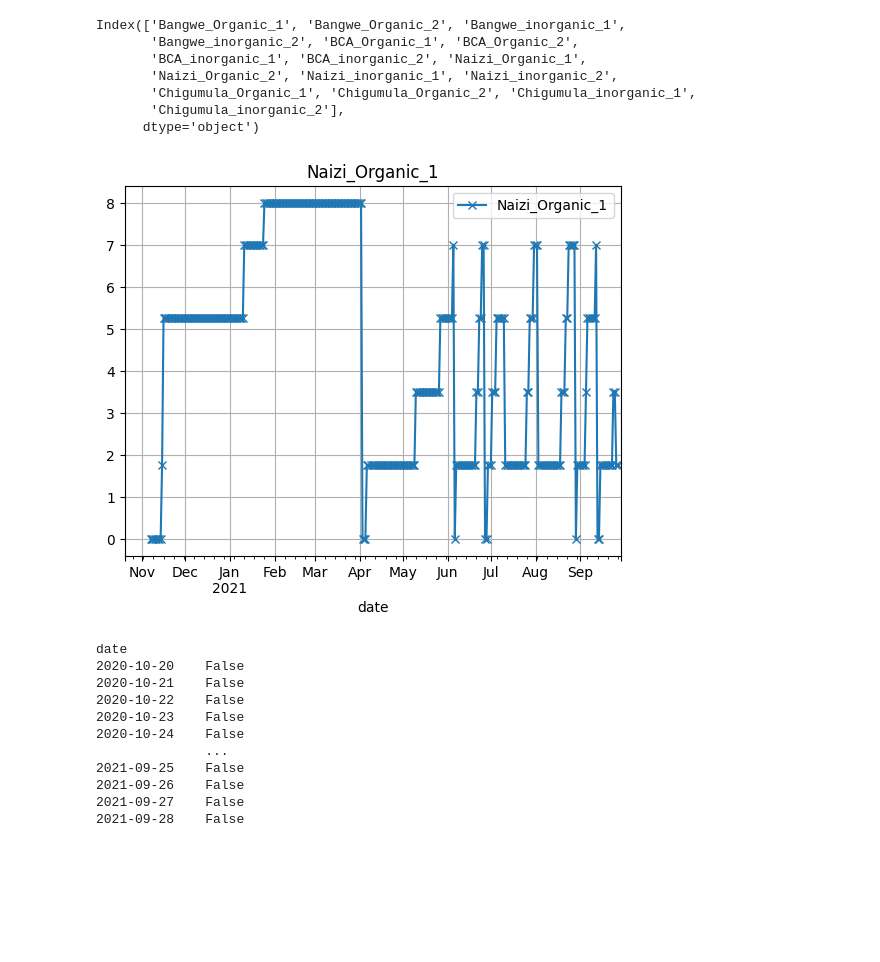
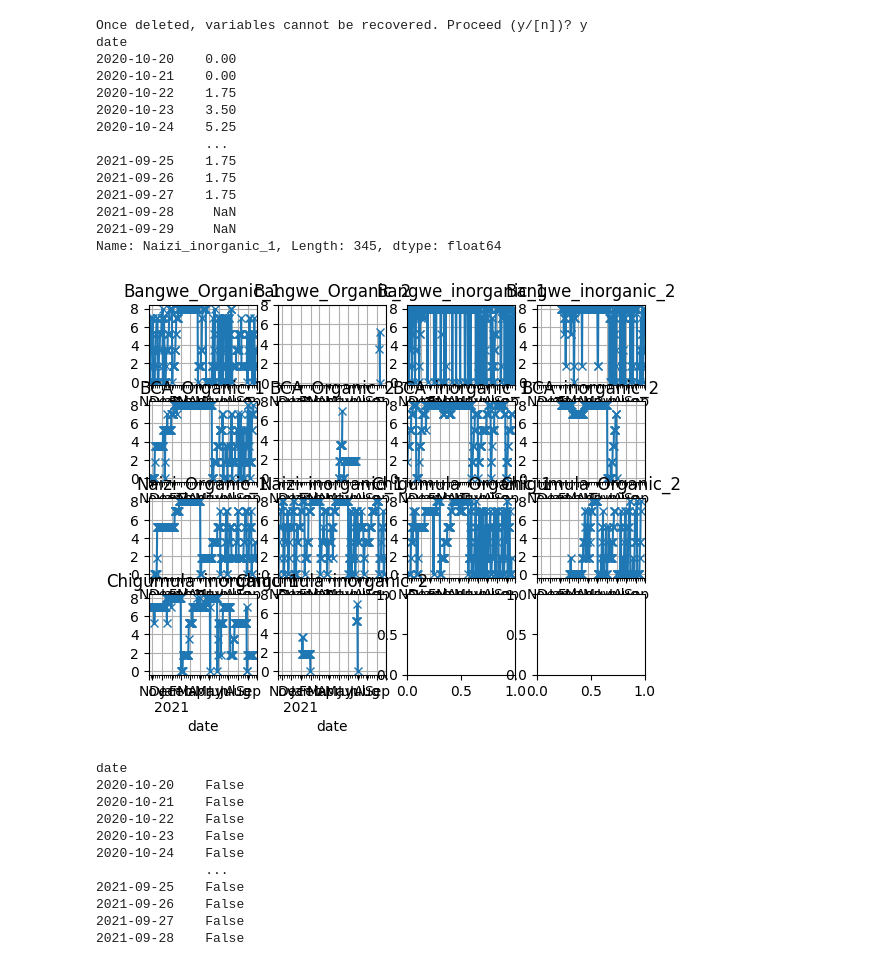
Before and after one commit to Global-Health-Engineering/2022-msc-sem-proj-nseemann, a Jupyter notebook: src/Analysis_jupyter/ramp_rates.ipynb, the cells around one changed output. Drawn from its saved outputs; the diff is of its cells as text; code cells hidden in the pictures; blank space fills up the shorter version.

```diff
--- a/src/Analysis_jupyter/ramp_rates.ipynb
+++ b/src/Analysis_jupyter/ramp_rates.ipynb
@@ -1,4 +1,5 @@
 # %%
+%reset
 import numpy as np
 import pandas as pd
 import matplotlib.pyplot as plt
@@ -6,59 +7,67 @@ import matplotlib.pyplot as plt
 #plt.rcParams["figure.figsize"] = [7.50, 3.50]
 #plt.rcParams["figure.autolayout"] = True
 
-#Extract CSV filling data
+#Extract CSV filling data. Each column is a different skip
 skip_filling_df = pd.read_csv('../../data/raw_data/Skip-fullness-blantyre-raw.csv')
 
 #Setting the index of the dataframe to the date and convert to datetime
 skip_filling_df.set_index('date', inplace=True)
 skip_filling_df.index = pd.to_datetime(skip_filling_df.index)
 
+
+#Remove '.' and NaN values, convert all to float
+skip_filling_df = skip_filling_df.replace('.', np.nan)
+skip_filling_df = skip_filling_df.astype(float)
+skip_filling_df.dropna(axis=1, how='all', inplace=True)
+
+
 #List of the skips
 skip_dfCol = skip_filling_df.columns
+#Number of columns, or skips
+numSkips = len(skip_dfCol)
 
-#Remove '.' and NaN values and convert to float
-skip_filling_df = skip_filling_df.replace('.', np.nan)
-skip_filling_df.dropna(axis=1, how='all', inplace=True)
-skip_filling_df = skip_filling_df.astype(float)
-
-numCol = len(skip_dfCol)
-
-print(skip_dfCol)
-
-type = 2
-binNum = 8
+type = 1
+binNum = 9
 
 totY = 4
 totX = 4
 if type == 1:
+    print(skip_filling_df[skip_dfCol[9]])
     #print(skip_filling_df.columns)
     figure, axis = plt.subplots(totX, totY)
     for i in range(totX):
         for j in range(totY):
-            if j+4*i >= numCol:
+            if j+4*i >= numSkips:
                 break
             skip_filling_df.plot(ax=axis[i, j], use_index=True, y=skip_dfCol[j + 4 * i], grid=True, marker='x')
             # doesn't show missing data i.e. long straight values are as such in raw data
             axis[i, j].set_title(skip_filling_df.columns[j + 4 * i])
             axis[i, j].set_yticks([0,2,4,6,8])
             axis[i, j].get_legend().remove()
     plt.show()
 elif type == 2:
     skip_filling_df.plot(use_index=True, y=skip_dfCol[binNum], grid=True, marker='x')
     plt.title(skip_filling_df.columns[binNum])
 
 skip_filling_true = skip_filling_df.copy()
 skip_filling_true[skip_filling_true < 8] *= 4 / 7
 skip_filling_true[skip_filling_true == 8] = 5
 # %% [output]
-Index(['Bangwe_Organic_1', 'Bangwe_Organic_2', 'Bangwe_inorganic_1',
-       'Bangwe_inorganic_2', 'BCA_Organic_1', 'BCA_Organic_2',
-       'BCA_inorganic_1', 'BCA_inorganic_2', 'Naizi_Organic_1',
-       'Naizi_Organic_2', 'Naizi_inorganic_1', 'Naizi_inorganic_2',
-       'Chigumula_Organic_1', 'Chigumula_Organic_2', 'Chigumula_inorganic_1',
-       'Chigumula_inorganic_2'],
-      dtype='object')
+Once deleted, variables cannot be recovered. Proceed (y/[n])? y
+date
+2020-10-20    0.00
+2020-10-21    0.00
+2020-10-22    1.75
+2020-10-23    3.50
+2020-10-24    5.25
+              ...
+2021-09-25    1.75
+2021-09-26    1.75
+2021-09-27    1.75
+2021-09-28     NaN
+2021-09-29     NaN
+Name: Naizi_inorganic_1, Length: 345, dtype: float64
-[figure, old version]
+[figure, new version]
 # %%
 skip_filling_interest = skip_filling_true[skip_dfCol[binNum]].copy()
 #print(skip_filling_interest)
```
Also changed, not shown: 2 other files.
